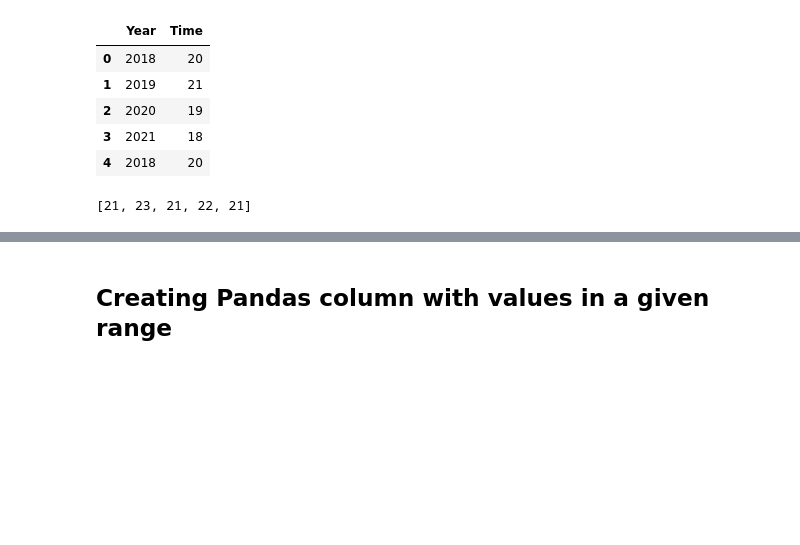
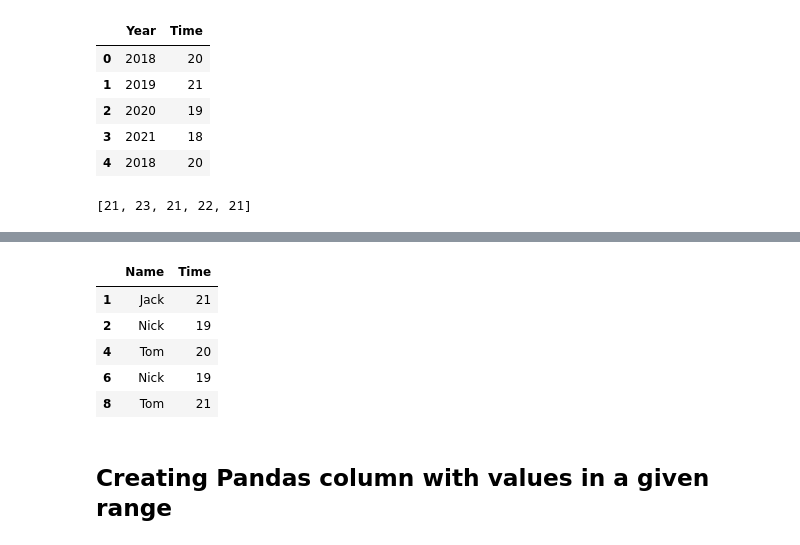
Before and after one commit to federico-trotta/Python_tips, a Jupyter notebook: Python_tips.ipynb, the cells around one changed output, grey strips where cells are left out. Saved outputs shown, nothing was run; the diff lists cells and outputs as text; code cells hidden in the pictures; blank space fills up the shorter version.

```diff
--- a/Python_tips.ipynb
+++ b/Python_tips.ipynb
@@ -154,0 +159,15 @@ print(new_list)
+# %%
+#initializing values
+data = {'Year':[2018, 2019, 2020, 2021,
+                2018, 2019, 2020, 2021,
+                2018, 2019, 2020, 2021,],
+          'Time':[20, 21, 19, 18,
+                  20, 23, 19, 18,
+                  21, 22, 21, 20]
+}
+
+#creating dataframe
+df = pd.DataFrame(data)
+
+#showing head
+df.head()
@@ -155,3 +203,19 @@ print(new_list)
+# %%
+#appending 'Time' values from df to a list
+my_times = df['Time'].to_list()
+
+#filtering the dataframe 'df2' for the values in 'my_times'
+new_df = df2[df2['Time'].isin(my_times)]
+
+#showing new head
+new_df.head()
+# %% [output]
+|  | Name | Time |
+| 1 | Jack | 21 |
+| 2 | Nick | 19 |
+| 4 | Tom | 20 |
+| 6 | Nick | 19 |
+| 8 | Tom | 21 |
 # %% [markdown]
 ## Creating  Pandas column with values in a given range
 # %%
```
Also changed, not shown: parts of 4 cells of this notebook.
